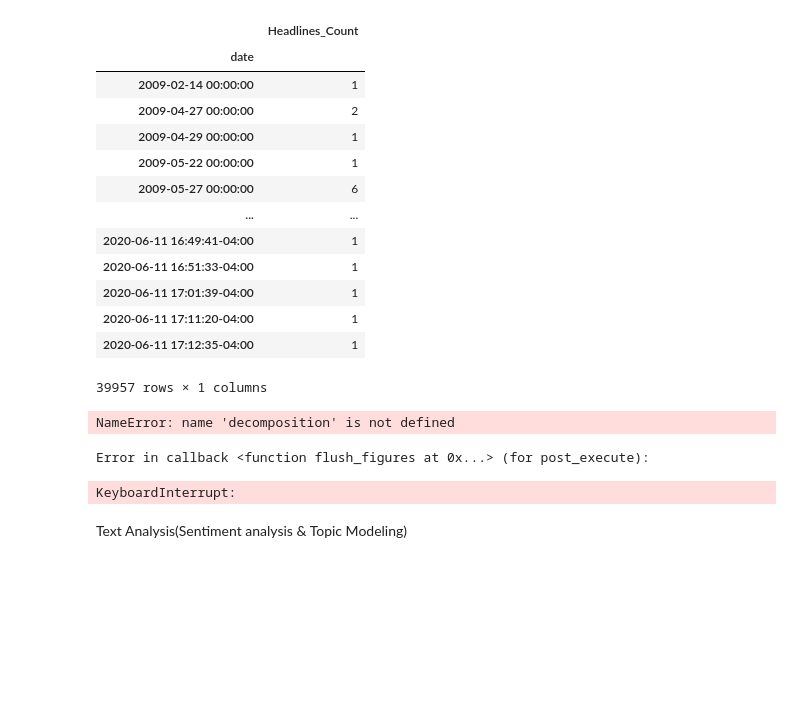
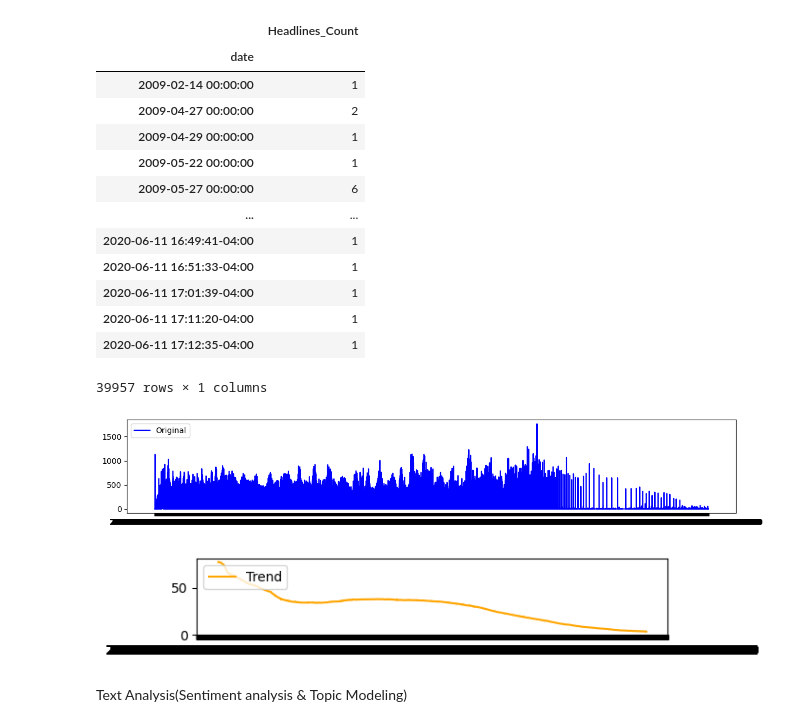
Before and after one commit to Ephrem0001/Financial-News-and-Stock-Price-Integration, a Jupyter notebook: notebooks/raw_analyst_ratings.ipynb, the cells around one changed output. Drawn from its saved outputs; the diff is of its cells as text; code cells hidden in the pictures; blank space fills up the shorter version.

```diff
--- a/notebooks/raw_analyst_ratings.ipynb
+++ b/notebooks/raw_analyst_ratings.ipynb
@@ -81,22 +123,15 @@ plt.figure(figsize=(14, 10))
 plt.subplot(411)
 plt.plot(time_series_data['Headlines_Count'], label='Original', color='blue')
 plt.legend(loc='upper left')
-
-plt.subplot(412)
-plt.plot(decomposition.trend, label='Trend', color='orange')
-plt.legend(loc='upper left')
-
-plt.subplot(413)
-plt.plot(decomposition.seasonal, label='Seasonal', color='green')
-plt.legend(loc='upper left')
-
-plt.subplot(414)
-plt.plot(decomposition.resid, label='Residual/Irregular', color='red')
-plt.legend(loc='upper left')
-
-plt.tight_layout()
 plt.show()
 # %% [output]
-NameError: name 'decomposition' is not defined
-Error in callback <function flush_figures at 0x...> (for post_execute):
-KeyboardInterrupt:
+[figure, added]
+# %%
+decomposition = seasonal_decompose(time_series_data['Headlines_Count'], model='additive', period=10000)
+
+plt.subplot(412)
+plt.plot(decomposition.trend, label='Trend', color='orange')
+plt.legend(loc='upper left')
+plt.show()
+# %% [output]
+[figure, added]
```
Also changed, not shown: parts of 5 cells of this notebook, 1 other file.
